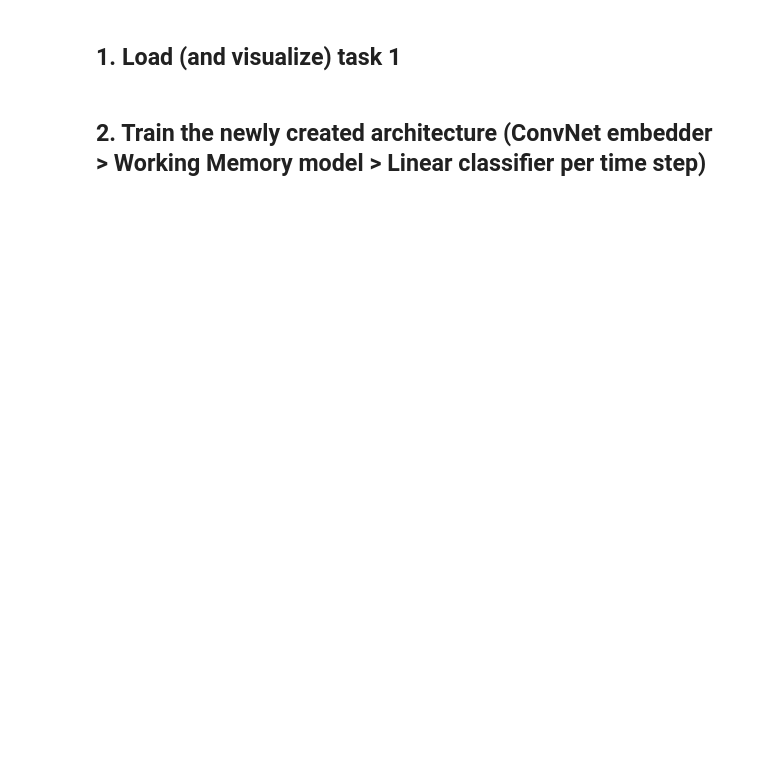
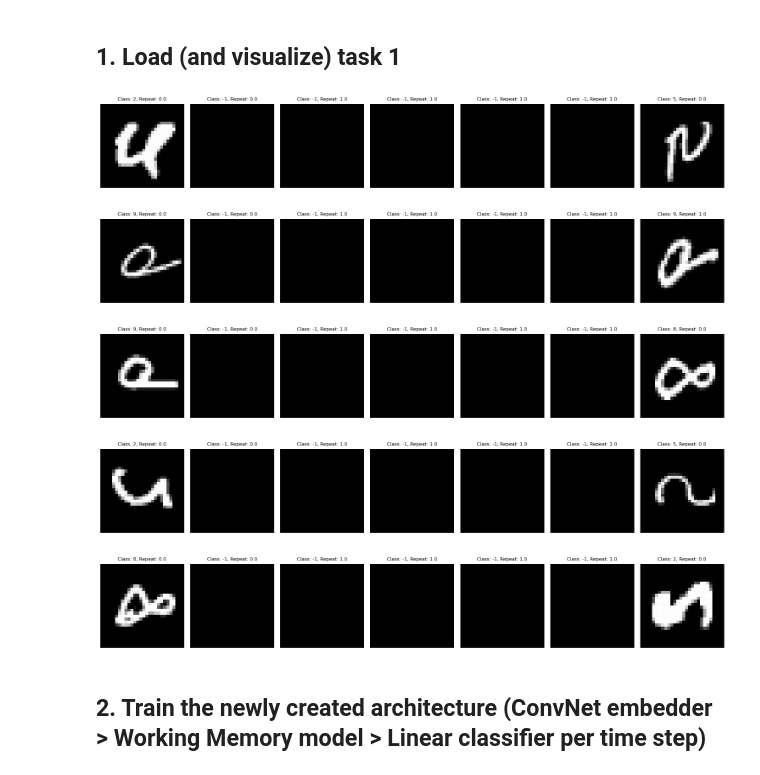
Before and after one commit to angelgldh/working_memory, a Jupyter notebook: notebooks/task1_MNIST_v2.ipynb, the cells around one changed output. Cells and saved outputs as stored; diff of their text form; code cells hidden in the pictures; blank space fills up the shorter version.

Commit message:
adapted the dataset for task1 with labels per image and visualization

```diff
--- a/notebooks/task1_MNIST_v2.ipynb
+++ b/notebooks/task1_MNIST_v2.ipynb
@@ -58,4 +66,26 @@ os.getcwd()
 # %% [markdown]
 ## 1. Load (and visualize) task 1
+# %%
+raw_MNIST = os.getcwd() + '/data/MNIST/raw'
+
+# Training data
+training_MNIST = task1_Dataset_MNIST(data_processing_fun=load_mnist,
+                    data_args= (raw_MNIST + '/train-images-idx3-ubyte', raw_MNIST + '/train-labels-idx1-ubyte'))
+
+training_loader_MNIST = DataLoader(training_MNIST, batch_size=64, shuffle=True)
+# %%
+n_images_to_show = 5
+
+for sequences, class_labels, repeat_labels, match_labels in training_loader_MNIST:
+    # Visualize the first sequence in the batch
+    for i in range(n_images_to_show):
+        show_sequence_task1_MNIST(sequences[i], class_labels[i], repeat_labels[i])
+    break  # We only want to visualize one batch
+# %% [output]
+[figure, added]
+[figure, added]
+[figure, added]
+[figure, added]
+[figure, added]
 # %% [markdown]
 ## 2. Train the newly created architecture (ConvNet embedder > Working Memory model > Linear classifier per time step)
```
Also changed, not shown: parts of 3 cells of this notebook, 3 other files.
